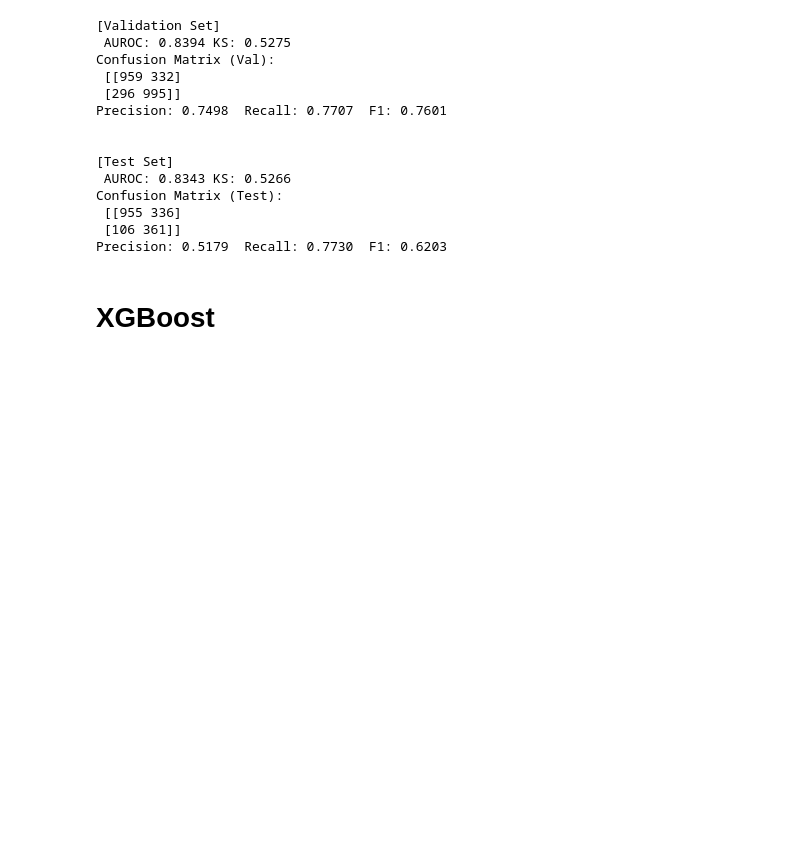
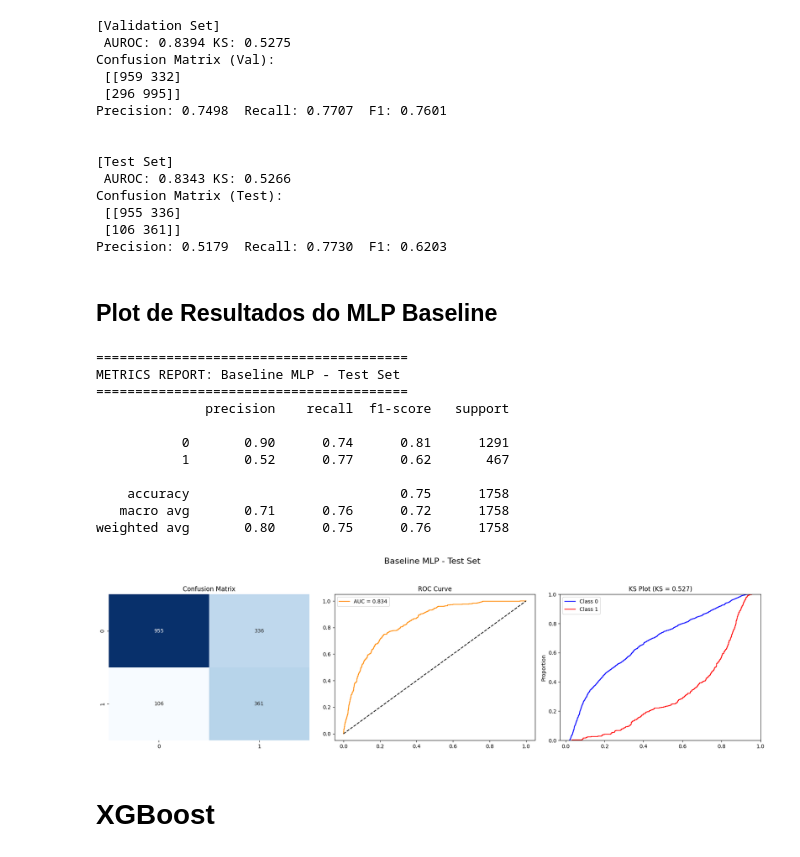
Before and after one commit to pedrocgr/churn-predict, a Jupyter notebook: churn_predictors.ipynb, the cells around one changed output. Saved outputs shown, nothing was run; the diff lists cells and outputs as text; code cells hidden in the pictures; blank space fills up the shorter version.

Commit message:
add plotting for XGBoost and Baseline MLP

```diff
--- a/churn_predictors.ipynb
+++ b/churn_predictors.ipynb
@@ -269,6 +269,25 @@ Confusion Matrix (Test):
  [[955 336]
  [106 361]]
 Precision: 0.5179  Recall: 0.7730  F1: 0.6203
+# %% [markdown]
+## Plot de Resultados do MLP Baseline
+# %%
+import scikit_plotting # Helper script for plotting model performance
+# Plot Baseline MLP performance
+plot_model_performance(mlp_baseline, X_test, y_test, title="Baseline MLP - Test Set")
+# %% [output]
+========================================
+METRICS REPORT: Baseline MLP - Test Set
+========================================
+              precision    recall  f1-score   support
+
+           0       0.90      0.74      0.81      1291
+           1       0.52      0.77      0.62       467
+
+    accuracy                           0.75      1758
+   macro avg       0.71      0.76      0.72      1758
+weighted avg       0.80      0.75      0.76      1758
+[figure, added]
 # %% [markdown]
 # XGBoost
 # %%
```
Also changed, not shown: parts of 2 cells of this notebook.
